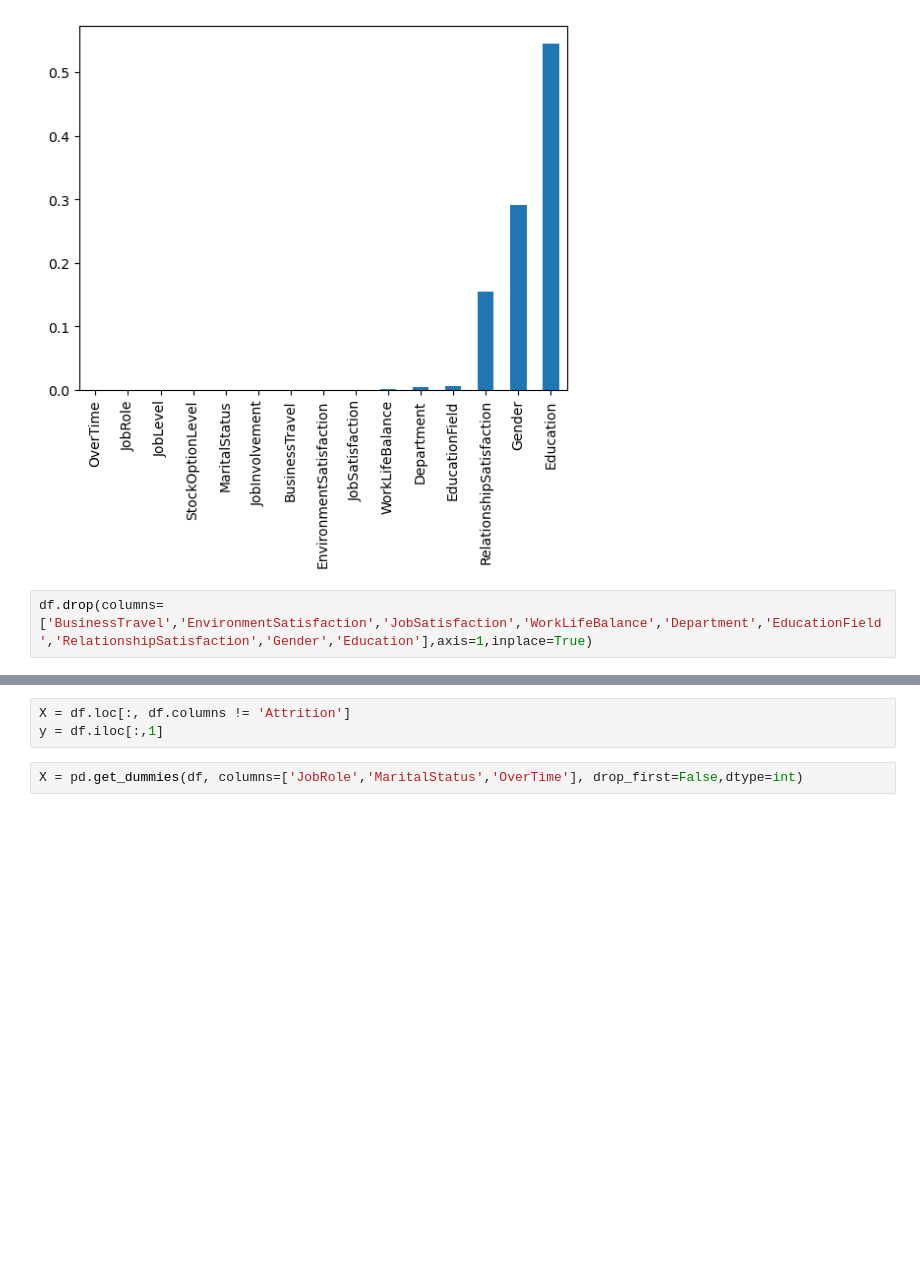
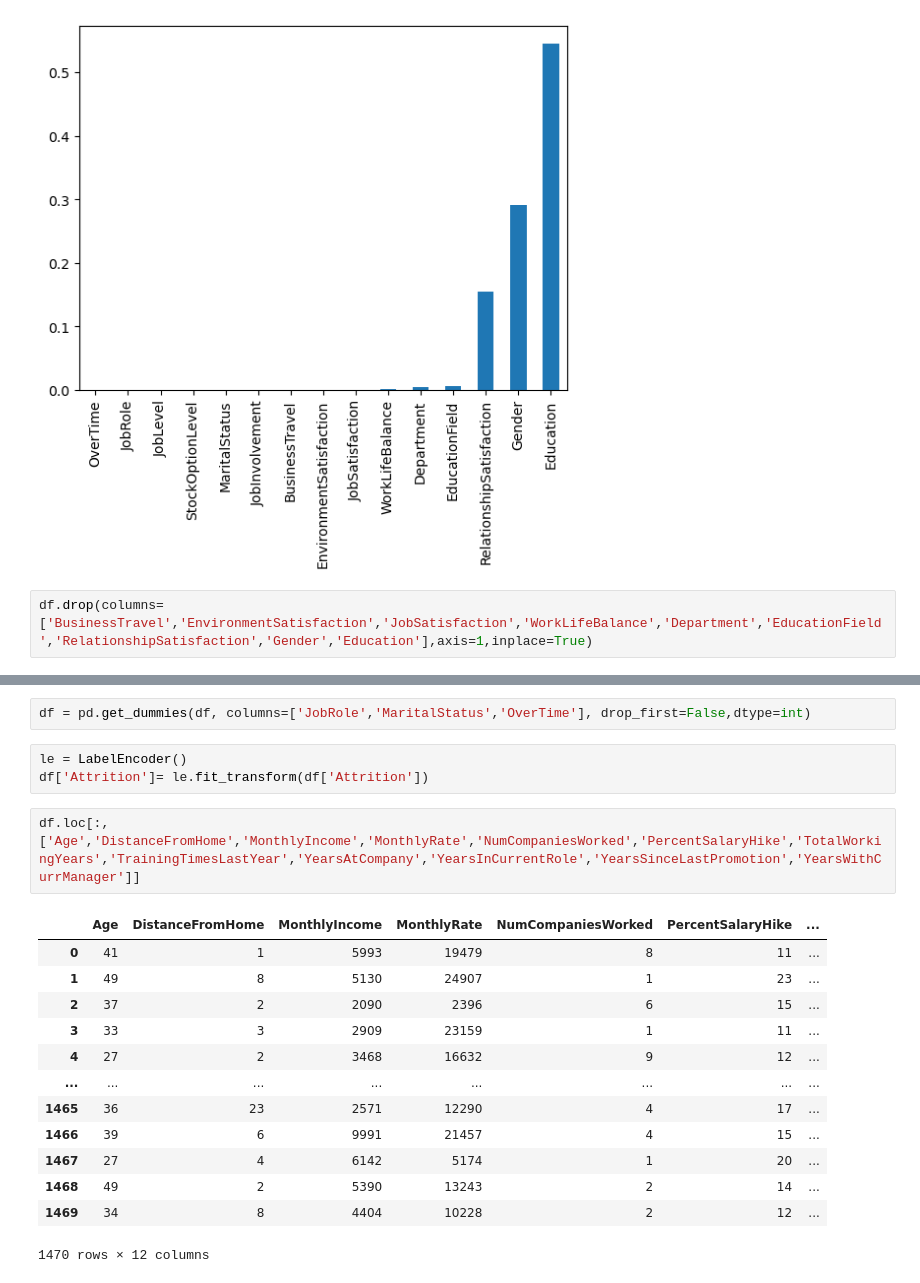
Before and after one commit to karthik4-4/Employee-attrition-prediction, a Jupyter notebook: Employee_attrition_prediction.ipynb, the cells around one changed output, grey strips where cells are left out. Cells and saved outputs as stored; diff of their text form; blank space fills up the shorter version.

```diff
--- a/Employee_attrition_prediction.ipynb
+++ b/Employee_attrition_prediction.ipynb
@@ -220,9 +244,25 @@ df.head()
 | 2 | 37 | Yes | 2 | 2 | 1 | Laboratory Technician | Single | 7.645398 | ... |
 | 3 | 33 | No | 3 | 3 | 1 | Research Scientist | Married | 7.975908 | ... |
 | 4 | 27 | No | 2 | 3 | 1 | Laboratory Technician | Married | 8.151622 | ... |
-# %%
-X = df.loc[:, df.columns != 'Attrition']
-y = df.iloc[:,1]
 # %%
-X = pd.get_dummies(df, columns=['JobRole','MaritalStatus','OverTime'], drop_first=False,dtype=int)
+df = pd.get_dummies(df, columns=['JobRole','MaritalStatus','OverTime'], drop_first=False,dtype=int)
+# %%
+le = LabelEncoder()
+df['Attrition']= le.fit_transform(df['Attrition'])
+# %%
+df.loc[:,['Age','DistanceFromHome','MonthlyIncome','MonthlyRate','NumCompaniesWorked','PercentSalaryHike','TotalWorkingYears','TrainingTimesLastYear','YearsAtCompany','YearsInCurrentRole','YearsSinceLastPromotion','YearsWithCurrManager']]
+# %% [output]
+|  | Age | DistanceFromHome | MonthlyIncome | MonthlyRate | NumCompaniesWorked | PercentSalaryHike | ... |
+| 0 | 41 | 1 | 5993 | 19479 | 8 | 11 | ... |
+| 1 | 49 | 8 | 5130 | 24907 | 1 | 23 | ... |
+| 2 | 37 | 2 | 2090 | 2396 | 6 | 15 | ... |
+| 3 | 33 | 3 | 2909 | 23159 | 1 | 11 | ... |
+| 4 | 27 | 2 | 3468 | 16632 | 9 | 12 | ... |
+| ... | ... | ... | ... | ... | ... | ... | ... |
+| 1465 | 36 | 23 | 2571 | 12290 | 4 | 17 | ... |
+| 1466 | 39 | 6 | 9991 | 21457 | 4 | 15 | ... |
+| 1467 | 27 | 4 | 6142 | 5174 | 1 | 20 | ... |
+| 1468 | 49 | 2 | 5390 | 13243 | 2 | 14 | ... |
+| 1469 | 34 | 8 | 4404 | 10228 | 2 | 12 | ... |
+1470 rows × 12 columns
 # %%
```
Also changed, not shown: parts of 17 cells of this notebook.
